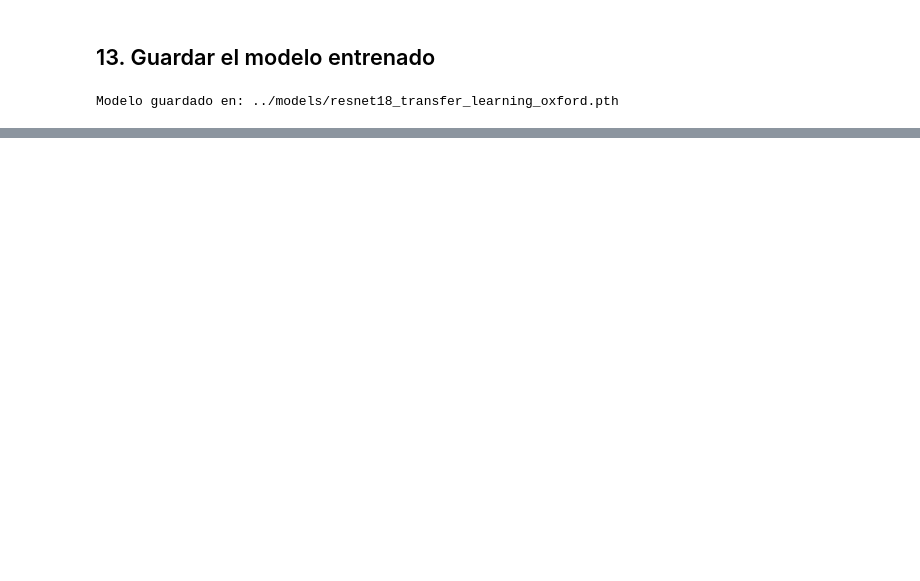
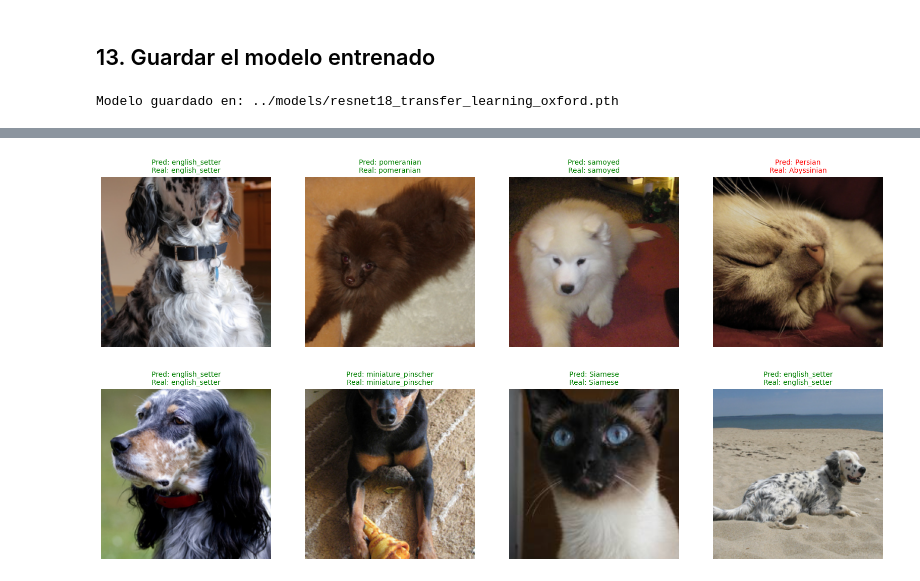
Before and after one commit to jrbeduardo/Proyecto-I-Clasificador-Imagenes, a Jupyter notebook: notebooks/transfer_learning_resnet18_oxford.ipynb, the cells around one changed output, grey strips where cells are left out. Cells and saved outputs as stored; diff of their text form; code cells hidden in the pictures; blank space fills up the shorter version.

```diff
--- a/notebooks/transfer_learning_resnet18_oxford.ipynb
+++ b/notebooks/transfer_learning_resnet18_oxford.ipynb
@@ -697,0 +779,4 @@ yorkshire_terrier   : 0.8837
+# %%
+visualize_predictions(model, test_loader, full_dataset.class_names, num_images=8)
+# %% [output]
+[figure, added]
```
Also changed, not shown: parts of 14 cells of this notebook.
